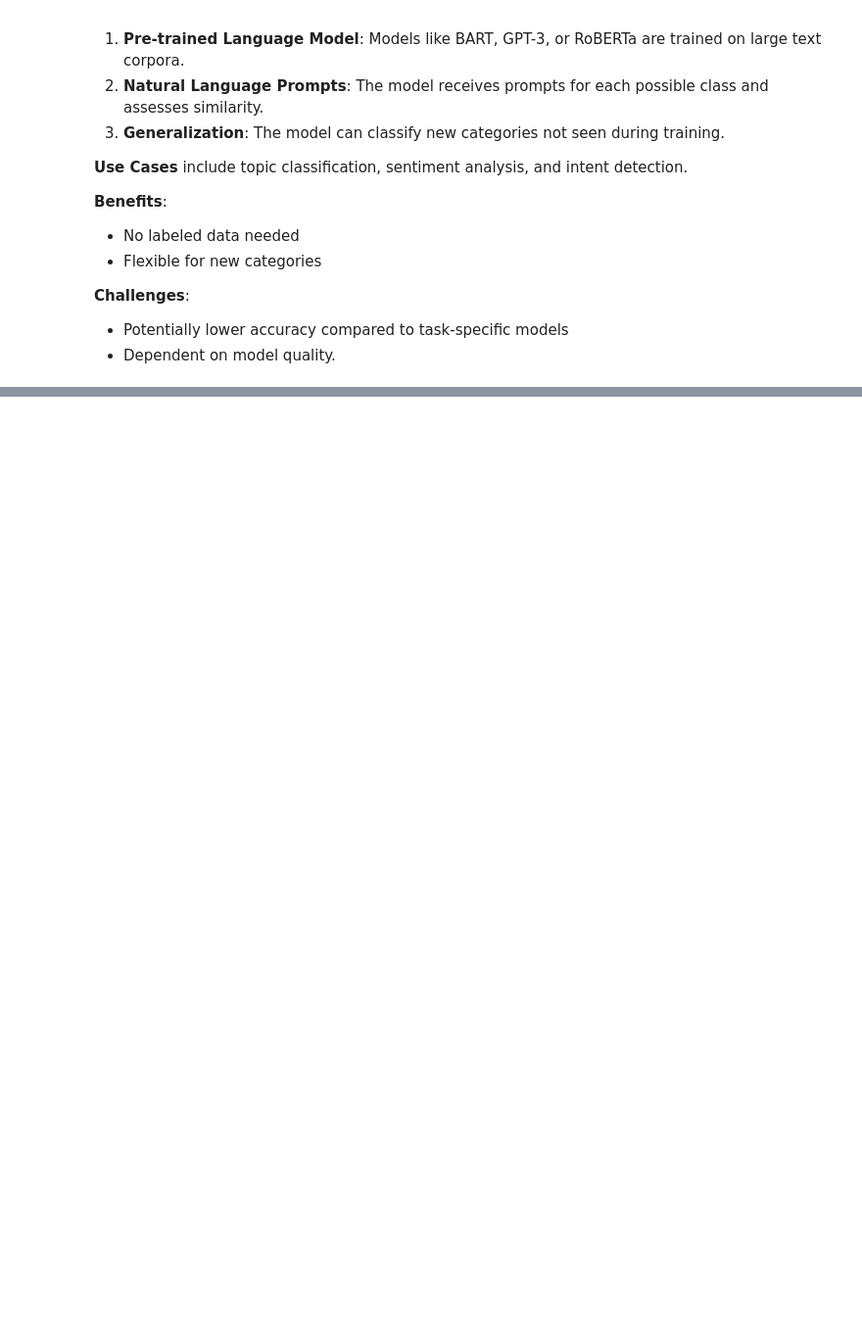
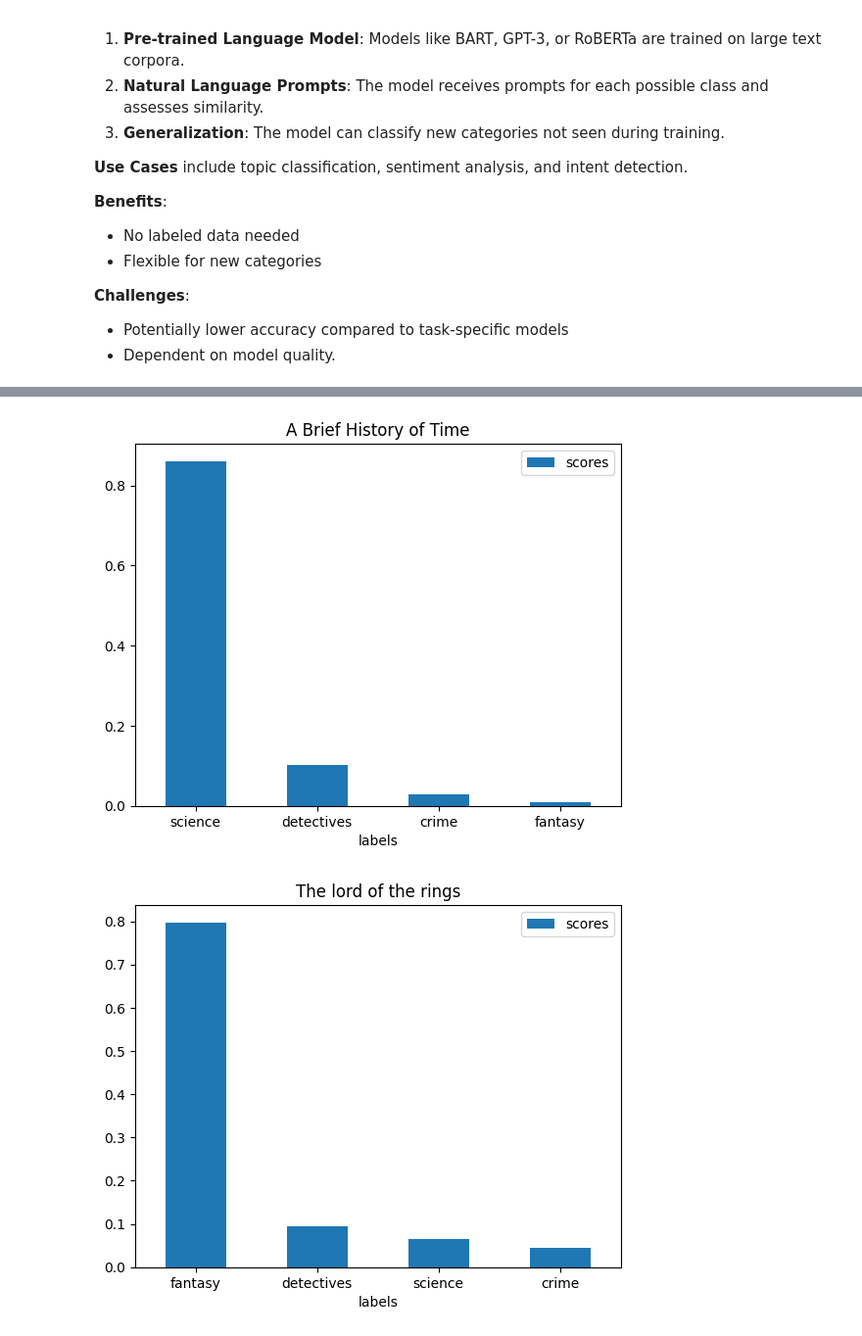
Before and after one commit to Hernan3scobar/NLP, a Jupyter notebook: Zero_shot_cassification.ipynb, the cells around one changed output, grey strips where cells are left out. Shown: that part at 98% size. Saved outputs shown, nothing was run; the diff lists cells and outputs as text; code cells hidden in the pictures; blank space fills up the shorter version.

```diff
--- a/Zero_shot_cassification.ipynb
+++ b/Zero_shot_cassification.ipynb
@@ -48,0 +31,34 @@ classifier(documents[0], candidate_labels = candidate_labels, multi_class=True)
+# %%
+
+#data prep
+# first example: (Physics Science Dissemination) Book: "A Brief History of Time" by Stephen Hawking
+# second example: (Crime) Book: "The Girl with the Dragon Tattoo" by Stieg Larsson
+# third example: (Fantasy) Book: "The Name of the Wind" by Patrick Rothfuss
+title = ["A Brief History of Time","The lord of the rings","The Girl with the Dragon Tattoo"]
+text1 = ["In our quest to understand the universe, we've sought answers to the most fundamental questions: How did the universe begin? Does time have a beginning or end? Modern physics suggests that the universe started with the Big Bang, a massive explosion that marked the birth of space and time. But the true nature of time remains elusive. Time seems to flow in one direction—from past to future—but why? The second law of thermodynamics holds the key: it states that in any isolated system, entropy, or disorder, increases over time. This gives us the 'arrow of time.' As the universe expands, galaxies move apart, and the overall disorder of the cosmos increases. And yet, as we look deeper into the laws of physics, we encounter questions that challenge our current understanding. The nature of black holes, for example, raises paradoxes about the flow of time and information. To unravel these mysteries, we may need to explore concepts like quantum gravity, theories that unite the subatomic world with the vastness of space.",
+         "Time and space, once thought to be absolute, have been redefined by the theory of relativity. Einstein showed that time is not a constant but can bend and stretch, depending on the speed of an object and its gravitational field. This means that time flows differently for different observers. Near a black hole, for example, time slows down dramatically. Such insights revolutionized our understanding of the universe. But at the quantum level, things become even more puzzling. Here, particles can exist in multiple states at once, raising profound questions about the nature of reality and our role in observing it.",
+         "Einstein’s theory of relativity transformed how we view time and space. Time is not fixed but can stretch or contract, depending on speed and gravity. Near a black hole, time nearly halts. Combined with quantum mechanics, these concepts challenge our fundamental understanding of the universe's nature."
+
+]
+
+text2 = ["It was about eleven o’clock in the morning, mid October, with the sun not shining and a look of hard wet rain in the clearness of the foothills. I was wearing my powder-blue suit, with dark blue shirt, tie and display handkerchief, black brogues, black wool socks with dark blue clocks on them. I was neat, clean, shaved and sober, and I didn’t care who knew it. I was everything the well-dressed private detective ought to be. I was calling on four million dollars.",
+             "When Mr. Bilbo Baggins of Bag End announced that he would shortly be celebrating his eleventy-first birthday with a party of special magnificence, there was much talk and excitement in Hobbiton.",
+             "Welcome. And congratulations. I am delighted that you could make it. Getting here wasn’t easy, I know. In fact, I suspect it was a little tougher than you realize. To begin with, for you to be here now trillions of drifting atoms had somehow to assemble in an intricate and curiously obliging manner to create you. It’s an arrangement so specialized and particular that it has never been tried before and will only exist this once."
+             ]
+text3 = ["She didn’t look dangerous, but then again, that was the point. Lisbeth Salander had a gift for blending into the background, unnoticed by the world she moved through. But her mind was razor-sharp, a weapon that had cut through layers of secrets and lies that others never even saw. She had been hired to investigate the decades-old disappearance of Harriet Vanger, a young woman from one of Sweden’s wealthiest families. What started as a routine investigation soon spiraled into a web of family betrayals, corporate corruption, and sinister violence. As Lisbeth dug deeper, she uncovered not just the darkness lurking within the Vanger family but also the scars from her own past. With every step closer to the truth, she found herself navigating dangerous waters. Her sharp intellect and hacking skills were her only lifelines, and they had never failed her before. But the Vanger case was different. It was more personal, more dangerous, and there were people willing to kill to keep their secrets buried.",
+         "Lisbeth Salander was not your typical investigator. With her fierce independence and exceptional hacking skills, she had a knack for uncovering hidden truths. Tasked with solving the decades-old disappearance of Harriet Vanger, Lisbeth delved deep into the Vanger family's dark history. As she uncovered long-buried secrets and disturbing family dynamics, she realized that the case was more complex than anyone had anticipated. Each clue led her further into a labyrinth of crime, betrayal, and violence. Lisbeth’s journey was not just about solving a mystery; it became a personal battle against the demons of her own past as well.",
+         "Lisbeth Salander, a brilliant hacker, investigates the disappearance of Harriet Vanger. As she uncovers the Vanger family's secrets, she finds herself entwined in a web of crime and betrayal. The case forces Lisbeth to confront her own troubled past while seeking justice for a girl long lost."
+         ]
+
+documents=[text1,text2,text3]
+
+#  candidate labels
+candidate_labels = ["crime", "fantasy", "science","detectives"]
+# %%
+
+
+#  model inference
+results = []
+for i in range(len(documents)):
+    res = classifier(documents[i], candidate_labels = candidate_labels)
+    results.append(res)
@@ -48,0 +85,12 @@ classifier(documents[0], candidate_labels = candidate_labels, multi_class=True)
+# %%
+
+#  visualise result
+for i in range(len(results)):
+    pd.DataFrame(results[i][1]).plot.bar(x='labels', y='scores', rot=0, title=title[i])
+#  flag multiple labels
+#classifier(documents[0], candidate_labels = candidate_labels, multi_class=True)
+
+# %%
+# %% [output]
+[figure, added]
+[figure, added]
```
Also changed, not shown: parts of 6 cells of this notebook.
